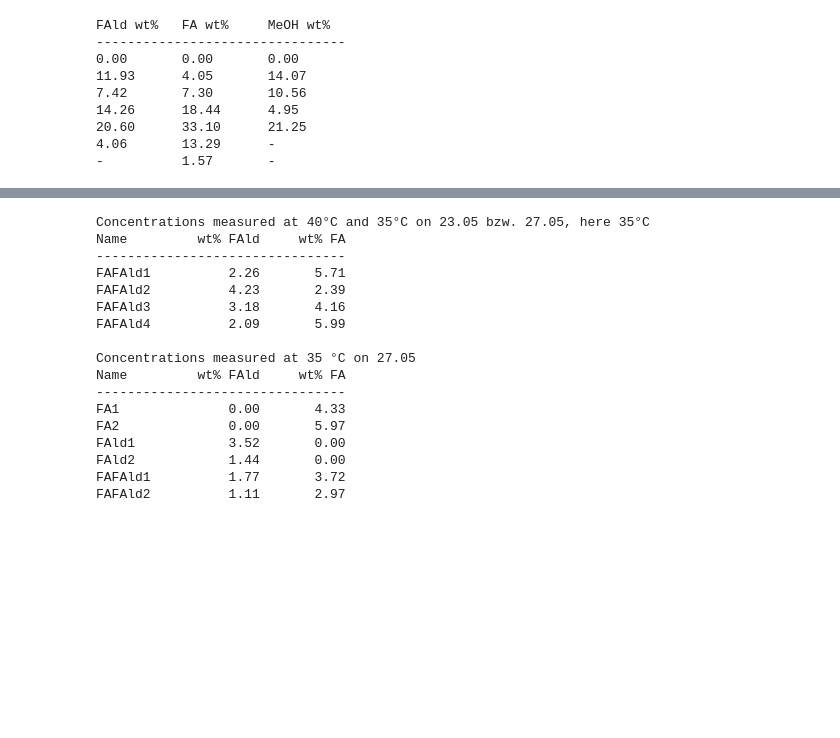
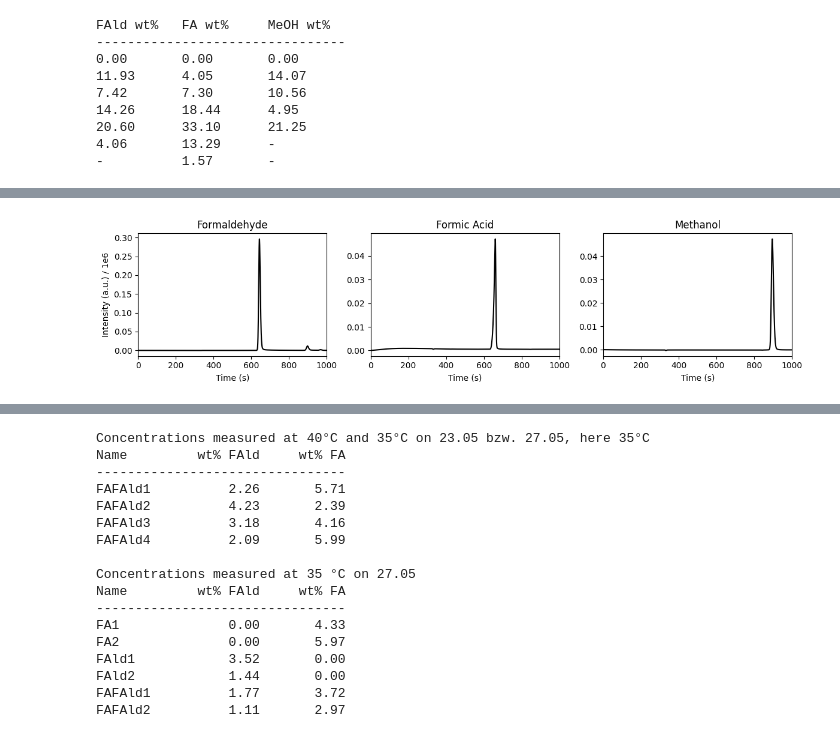
Before and after one commit to fabianketter/HPLC-Deconvolution, a Jupyter notebook: HPLC.ipynb, the cells around one changed output, grey strips where cells are left out. Saved outputs shown, nothing was run; the diff lists cells and outputs as text; code cells hidden in the pictures; blank space fills up the shorter version.

```diff
--- a/HPLC.ipynb
+++ b/HPLC.ipynb
@@ -218,0 +108,22 @@ R² = 0.9737
+# %%
+path = 'data/calibration/'
+file = ['CAL-FALD-1.txt', 'CAL-FA-1.txt', 'CAL-MeOH-1.txt']
+
+# load samples for each calibration (FAld, FA, MeOH)
+samples = [extract_chromatogram(path + f) for f in file]
+index_1, index_2 = 0, 2000
+
+fig, axes = plt.subplots(ncols=3, figsize=(12,3))  # explicit axes (three columns)
+titles = ['Formaldehyde', 'Formic Acid', 'Methanol']
+for ax, samp, title in zip(axes, samples, titles):
+    ax.plot(samp[index_1:index_2,0], samp[index_1:index_2,1]/1e6, 'k-')
+    ax.set_xlim(samp[index_1,0], samp[index_2,0])
+    ax.set_title(title)
+
+axes[0].set_ylabel('Intensity (a.u.) / 1e6')
+for ax in axes:
+    ax.set_xlabel('Time (s)')
+plt.tight_layout()
+plt.show()
+# %% [output]
+[figure, added]
```
Also changed, not shown: parts of 16 cells of this notebook, 29 other files.
